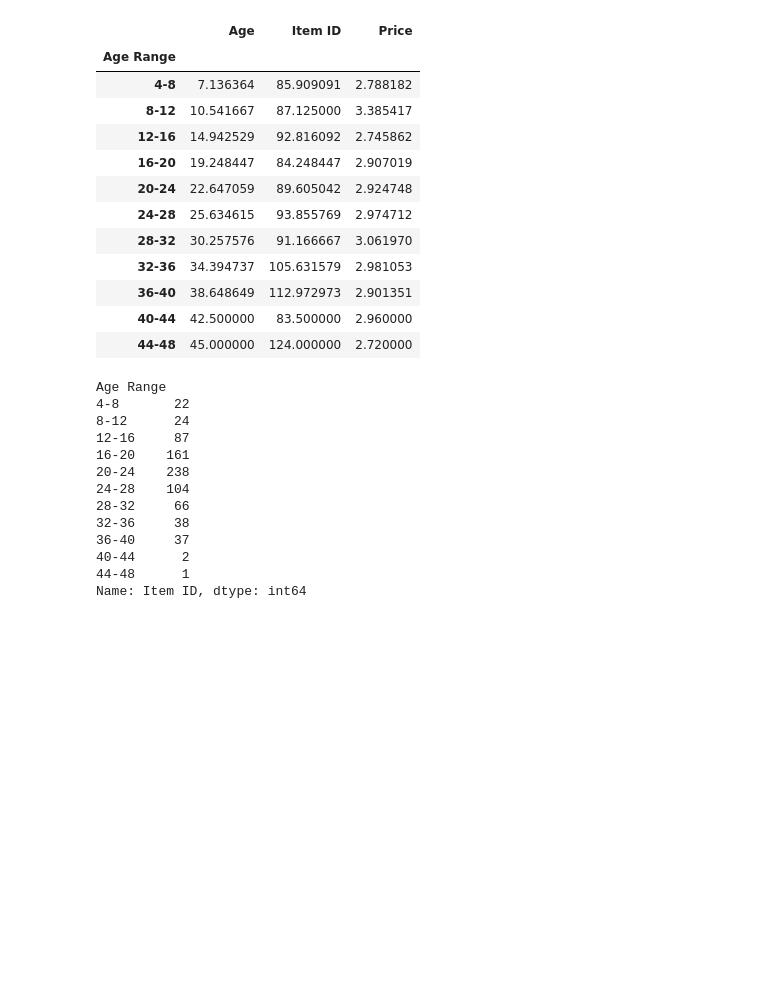
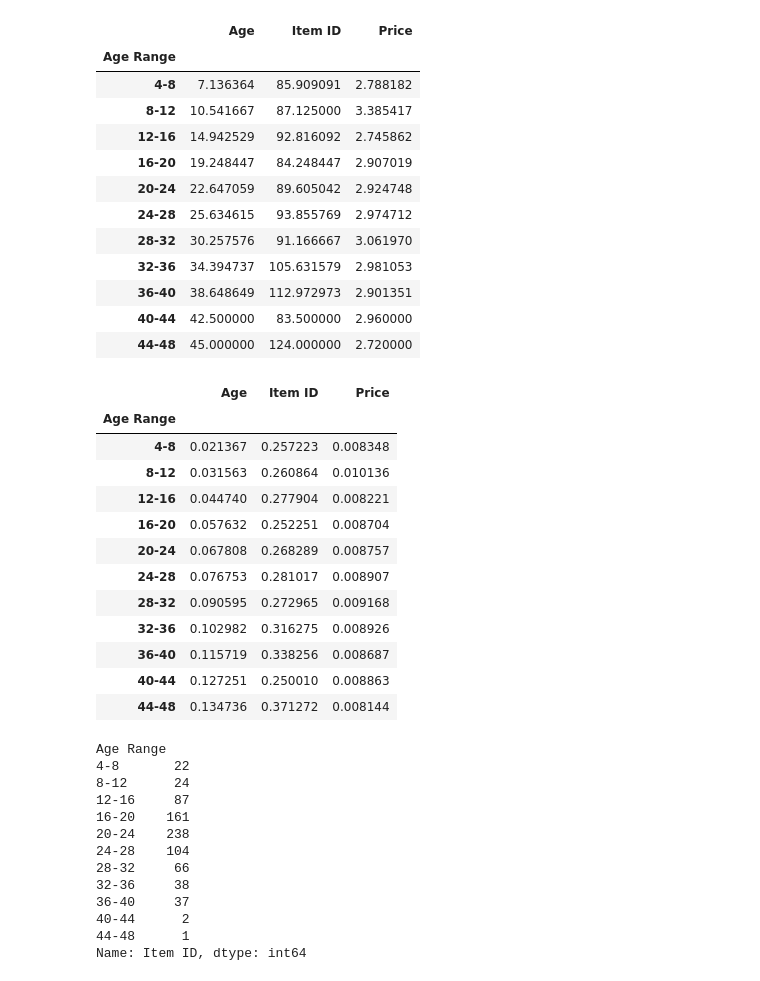
Before and after one commit to csafrit/Homework, a Jupyter notebook: Pandas HW Fantasy.ipynb, the cells around one changed output. Cells and saved outputs as stored; diff of their text form; code cells hidden in the pictures; blank space fills up the shorter version.

```diff
--- a/Pandas HW Fantasy.ipynb
+++ b/Pandas HW Fantasy.ipynb
@@ -238,7 +218,8 @@ fantasy_data.head()
 # %%
 #Group by Age Range, (optional) find oldest in each age group
 age_groups = fantasy_data.groupby("Age Range")
-age_groups.mean()
+age_groups_avg = age_groups.mean()
+age_groups_avg
 # %% [output]
 |  | Age | Item ID | Price |
 | Age Range |  |  |  |
@@ -253,5 +234,22 @@ age_groups.mean()
 | 36-40 | 38.648649 | 112.972973 | 2.901351 |
 | 40-44 | 42.500000 | 83.500000 | 2.960000 |
 | 44-48 | 45.000000 | 124.000000 | 2.720000 |
+# %%
+age_groups_avg_norm = age_groups_avg/scipy.linalg.norm(age_groups_avg)
+age_groups_avg_norm
+# %% [output]
+|  | Age | Item ID | Price |
+| Age Range |  |  |  |
+| 4-8 | 0.021367 | 0.257223 | 0.008348 |
+| 8-12 | 0.031563 | 0.260864 | 0.010136 |
+| 12-16 | 0.044740 | 0.277904 | 0.008221 |
+| 16-20 | 0.057632 | 0.252251 | 0.008704 |
+| 20-24 | 0.067808 | 0.268289 | 0.008757 |
+| 24-28 | 0.076753 | 0.281017 | 0.008907 |
+| 28-32 | 0.090595 | 0.272965 | 0.009168 |
+| 32-36 | 0.102982 | 0.316275 | 0.008926 |
+| 36-40 | 0.115719 | 0.338256 | 0.008687 |
+| 40-44 | 0.127251 | 0.250010 | 0.008863 |
+| 44-48 | 0.134736 | 0.371272 | 0.008144 |
 # %%
 #Age Purchase Count
```
Also changed, not shown: parts of 16 cells of this notebook.
